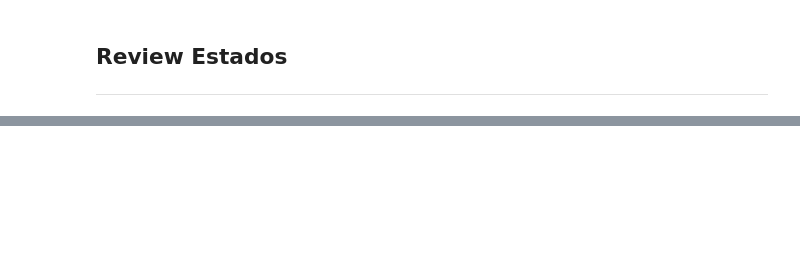
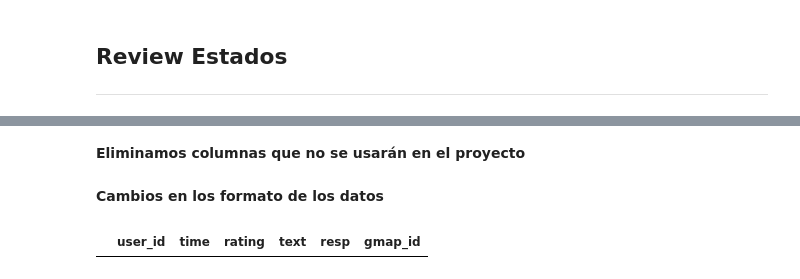
Before and after one commit to Datalogia/PG_12, a Jupyter notebook: ETL_Yelp_Gmaps.ipynb, the cells around one changed output, grey strips where cells are left out. Saved outputs shown, nothing was run; the diff lists cells and outputs as text; code cells hidden in the pictures; blank space fills up the shorter version.

```diff
--- a/ETL_Datos_Yelp_Gmaps.ipynb
+++ b/ETL_Yelp_Gmaps.ipynb
@@ -775,0 +860,19 @@ print(df)
+# %%
+#Cargamos todas las reviews correspondientes al estado de New York
+df_rev2=pd.read_json(r'/content/drive/MyDrive/P_F_H/2.json',lines=True)
+df_rev3=pd.read_json(r'/content/drive/MyDrive/P_F_H/3.json',lines=True)
+df_rev4=pd.read_json(r'/content/drive/MyDrive/P_F_H/4.json',lines=True)
+df_rev5=pd.read_json(r'/content/drive/MyDrive/P_F_H/5.json',lines=True)
+df_rev6=pd.read_json(r'/content/drive/MyDrive/P_F_H/6.json',lines=True)
+df_rev7=pd.read_json(r'/content/drive/MyDrive/P_F_H/7.json',lines=True)
+df_rev8=pd.read_json(r'/content/drive/MyDrive/P_F_H/8.json',lines=True)
+df_rev9=pd.read_json(r'/content/drive/MyDrive/P_F_H/9.json',lines=True)
+df_rev10=pd.read_json(r'/content/drive/MyDrive/P_F_H/10.json',lines=True)
+df_rev11=pd.read_json(r'/content/drive/MyDrive/P_F_H/11.json',lines=True)
+df_rev12=pd.read_json(r'/content/drive/MyDrive/P_F_H/12.json',lines=True)
+df_rev13=pd.read_json(r'/content/drive/MyDrive/P_F_H/13.json',lines=True)
+df_rev14=pd.read_json(r'/content/drive/MyDrive/P_F_H/14.json',lines=True)
+df_rev15=pd.read_json(r'/content/drive/MyDrive/P_F_H/15.json',lines=True)
+df_rev16=pd.read_json(r'/content/drive/MyDrive/P_F_H/16.json',lines=True)
+df_rev17=pd.read_json(r'/content/drive/MyDrive/P_F_H/17.json',lines=True)
+df_rev18=pd.read_json(r'/content/drive/MyDrive/P_F_H/18.json',lines=True)
@@ -775,0 +881,3 @@ print(df)
+# %%
+data_rev_NY=pd.concat([df_rev2,df_rev3,df_rev4,df_rev5,df_rev6,df_rev7,df_rev8,df_rev9,df_rev10,df_rev11,df_rev12,df_rev13,df_rev14,df_rev15,df_rev16,df_rev17,df_rev18],sort=False,ignore_index=True)
+data_rev_NY.info()
@@ -775,0 +900,17 @@ print(df)
+# %% [markdown]
+**Eliminamos columnas que no se usarán en el proyecto**
+# %%
+# Dropeamos las columnas que no usaremos
+data_rev_NY.drop(["name", "pics"], axis=1, inplace=True)
+# %% [markdown]
+**Cambios en los formato de los datos**
+# %%
+# Convertir a formatos nesesarios
+data_rev_NY['time'] = pd.to_datetime(data_rev_NY['time'], format='%Y-%m-%d')
+data_rev_NY["text"]=data_rev_NY["text"].astype('string')
+data_rev_NY['gmap_id']=data_rev_NY['gmap_id'].astype('string')
+data_rev_NY["resp"]=data_rev_NY["resp"].astype('string')
+# %%
+data_rev_NY[data_rev_NY['gmap_id']=="0x80904101ce001281:0x76db23c5d22346ae"]
+# %% [output]
+|  | user_id | time | rating | text | resp | gmap_id |
```
Also changed, not shown: parts of 65 cells of this notebook.
